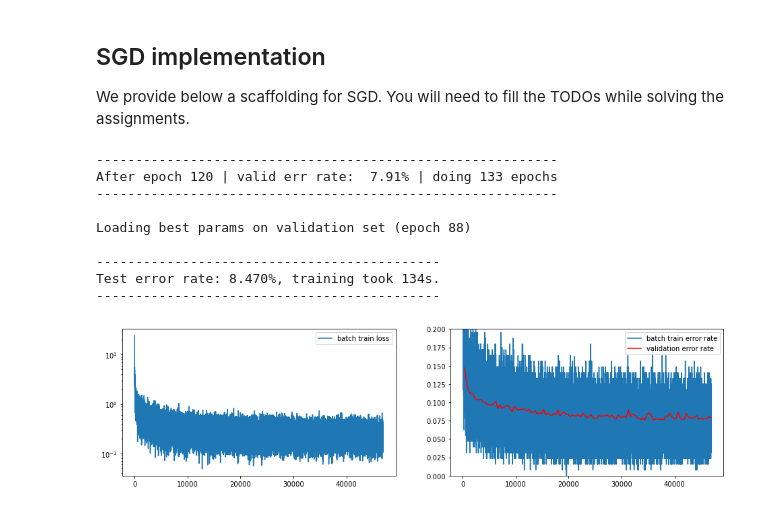
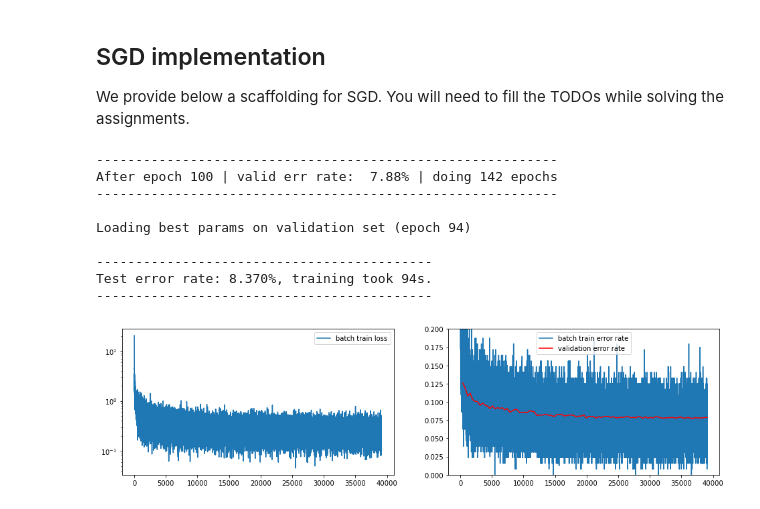
Before and after one commit to jdworzans/nn-and-nlp, a Jupyter notebook: A2.ipynb, the cells around one changed output. Cells and saved outputs as stored; diff of their text form; code cells hidden in the pictures.

Commit message:
Add learning rate and momentum scheduling

```diff
--- a/A2.ipynb
+++ b/A2.ipynb
@@ -482,37 +475,45 @@ class Model(nn.Module):
         return F.cross_entropy(Out, Targets)
 
 
 model = Model(nn.Linear(28 * 28, 10))
 
 with torch.no_grad():
     # Initialize parameters
     for name, p in model.named_parameters():
         if "weight" in name:
             p.normal_(0, 0.5)
         elif "bias" in name:
             p.zero_()
         else:
             raise ValueError('Unknown parameter name "%s"' % name)
 
+def alpha():
+    alpha = 2e-1
+    yield from itertools.repeat(alpha, 5)
+    while True:
+        alpha /= 2
+        yield from itertools.repeat(alpha, 25)
+
+
 # On GPU enabled devices set device='cuda' else set device='cpu'
 t_start = time.time()
-SGD(model, mnist_loaders, alpha=1e-1, epsilon=1e-2, max_num_epochs=120, device="cpu")
+SGD(model, mnist_loaders, alpha=alpha(), epsilon=1e-3, max_num_epochs=100, device="cpu")
 
 
 test_err_rate = compute_error_rate(model, mnist_loaders["test"])
 m = (
     f"Test error rate: {test_err_rate * 100.0:.3f}%, "
     f"training took {time.time() - t_start:.0f}s."
 )
 print("{0}\n{1}\n{0}".format("-" * len(m), m))
 # %% [output]
 -----------------------------------------------------------
-After epoch 120 | valid err rate:  7.91% | doing 133 epochs
+After epoch 100 | valid err rate:  7.88% | doing 142 epochs
 -----------------------------------------------------------
 
-Loading best params on validation set (epoch 88)
+Loading best params on validation set (epoch 94)
 
---------------------------------------------
-Test error rate: 8.470%, training took 134s.
---------------------------------------------
+-------------------------------------------
+Test error rate: 8.370%, training took 94s.
+-------------------------------------------
-[figure, old version]
+[figure, new version]
```
Also changed, not shown: parts of 2 cells of this notebook.
